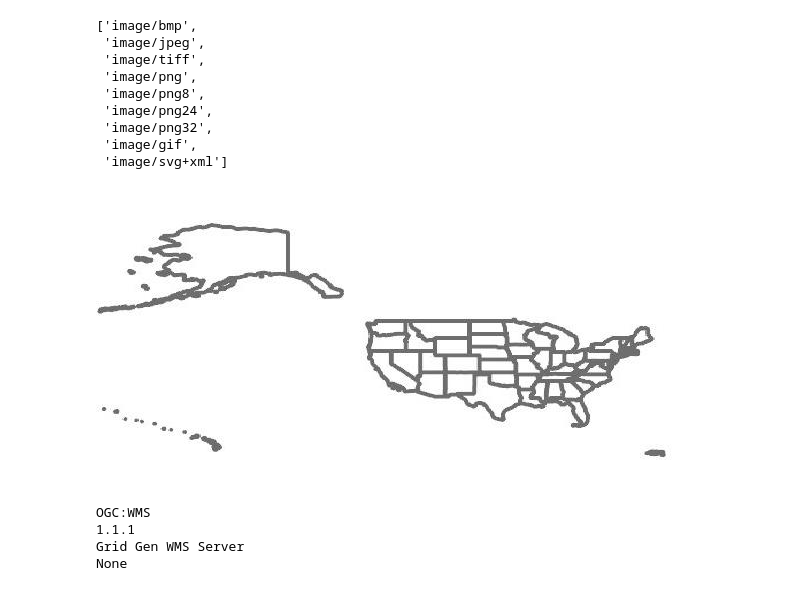
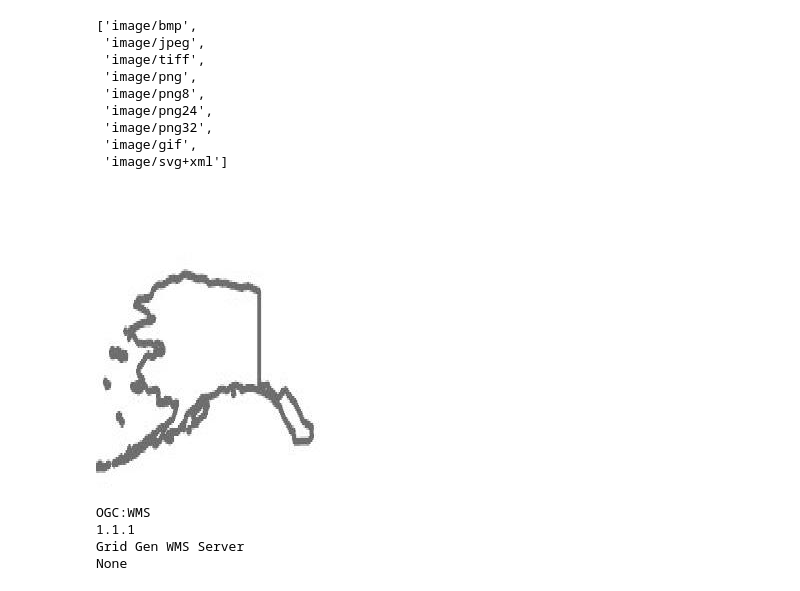
Before and after one commit to jr3cermak/gridtoolsDev, a Jupyter notebook: gridTools/leaflet/owslibTest.ipynb, the cells around one changed output. Saved outputs shown, nothing was run; the diff lists cells and outputs as text; code cells hidden in the pictures.

```diff
--- a/gridTools/leaflet/owslibTest.ipynb
+++ b/gridTools/leaflet/owslibTest.ipynb
@@ -66,20 +48,20 @@ wms.getOperationByName('GetMap').formatOptions
 # %%
 img = wms.getmap(layers=['States'],
                  styles=['default'],
                  srs='EPSG:4326',
-                 bbox=(-180, 10, -58, 80),
+                 bbox=(-175, 50, -50, 80),
                  size=(600, 300),
                  format='image/jpeg',
                  transparent=True
 )
 out = open('state_test.jpg', 'wb')
 out.write(img.read())
 out.close()
 
 from IPython.display import Image
 Image(filename = 'state_test.jpg', width = 600, height = 300)
 # %% [output]
-[figure, old version]
+[figure, new version]
 # %%
 # Grid Generator Map Server
 wms = WebMapService('https://recon.lccllc.info/ggms4326',
```
Also changed, not shown: parts of 4 cells of this notebook, 23 other files.
